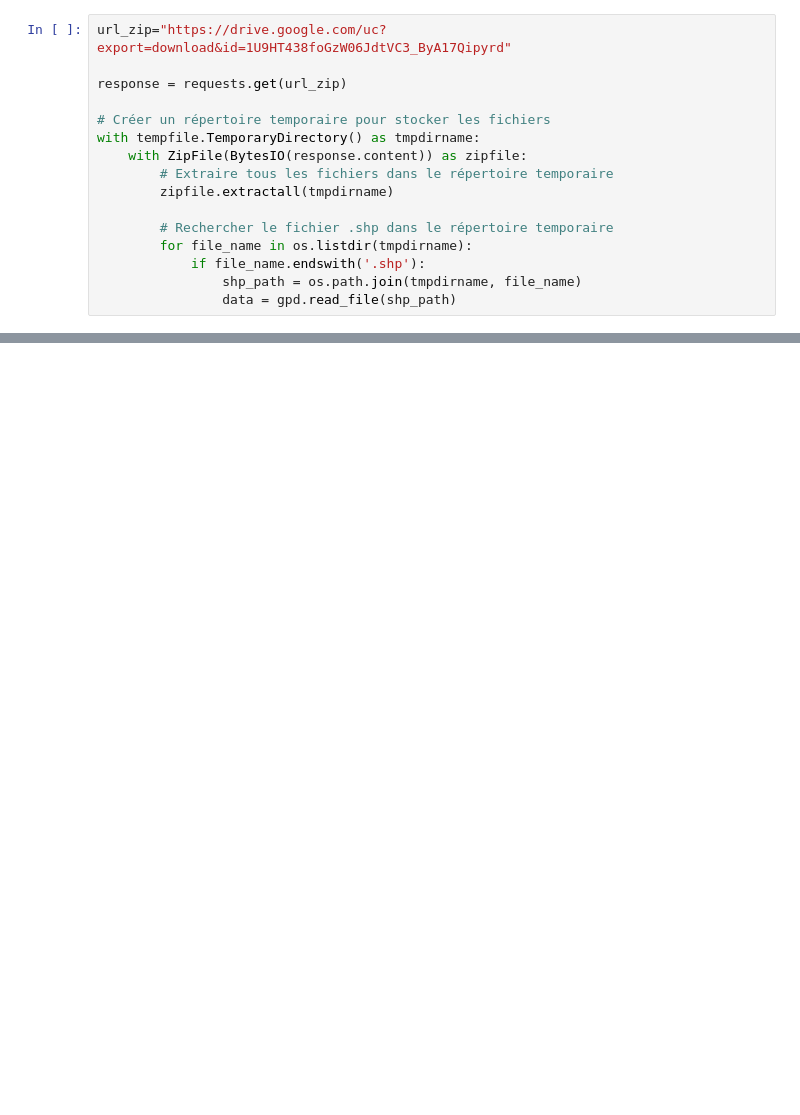
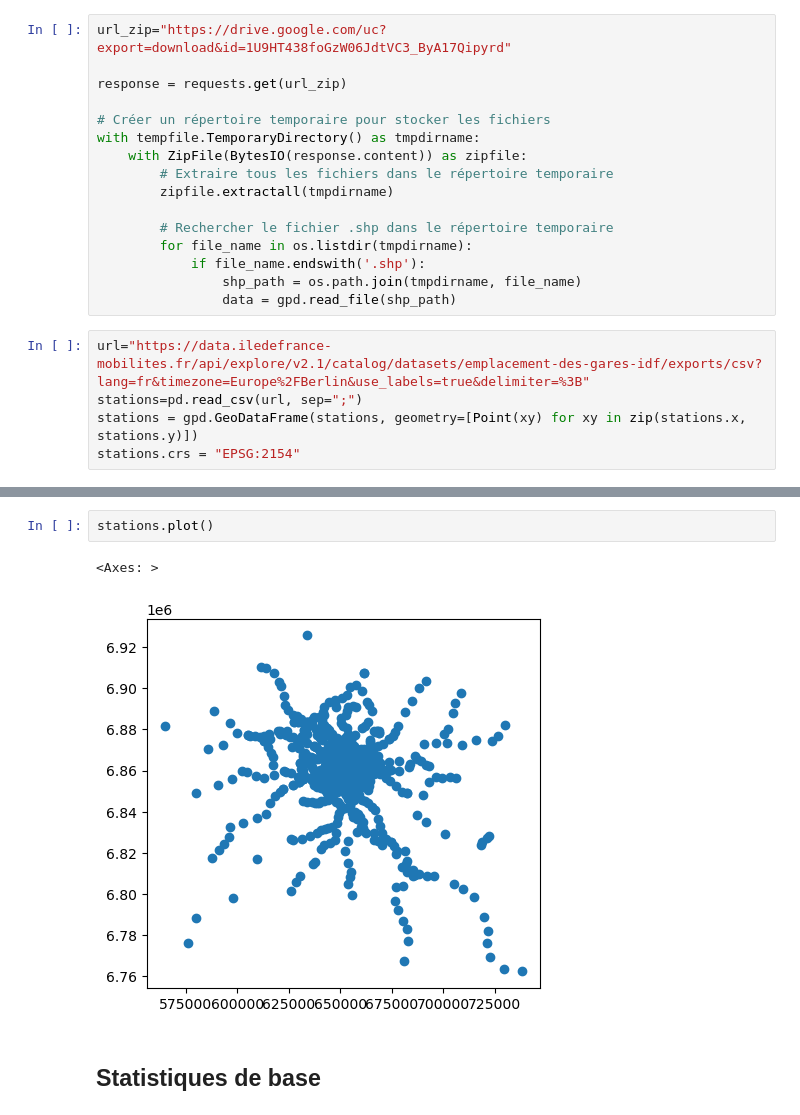
Before and after one commit to jlechat/Frequentation-des-stations-de-TC-en-Ile-de-France, a Jupyter notebook: 1- Importation des données/importation_carreaux_INSEE.ipynb, the cells around one changed output, grey strips where cells are left out. Saved outputs shown, nothing was run; the diff lists cells and outputs as text; blank space fills up the shorter version.

```diff
--- a/1- Importation des données/importation_carreaux_INSEE.ipynb
+++ b/1- Importation des données/importation_carreaux_INSEE.ipynb
@@ -31,3 +47,8 @@ with tempfile.TemporaryDirectory() as tmpdirname:
             if file_name.endswith('.shp'):
                 shp_path = os.path.join(tmpdirname, file_name)
                 data = gpd.read_file(shp_path)
+# %%
+url="https://data.iledefrance-mobilites.fr/api/explore/v2.1/catalog/datasets/emplacement-des-gares-idf/exports/csv?lang=fr&timezone=Europe%2FBerlin&use_labels=true&delimiter=%3B"
+stations=pd.read_csv(url, sep=";")
+stations = gpd.GeoDataFrame(stations, geometry=[Point(xy) for xy in zip(stations.x, stations.y)])
+stations.crs = "EPSG:2154"
@@ -34,3 +72,10 @@ with tempfile.TemporaryDirectory() as tmpdirname:
+# %%
+stations.plot()
+# %% [output]
+<Axes: >
+[figure, added]
+# %% [markdown]
+## Statistiques de base
 # %%
 data.head()
 # %% [output]
```
Also changed, not shown: parts of 23 cells of this notebook.
